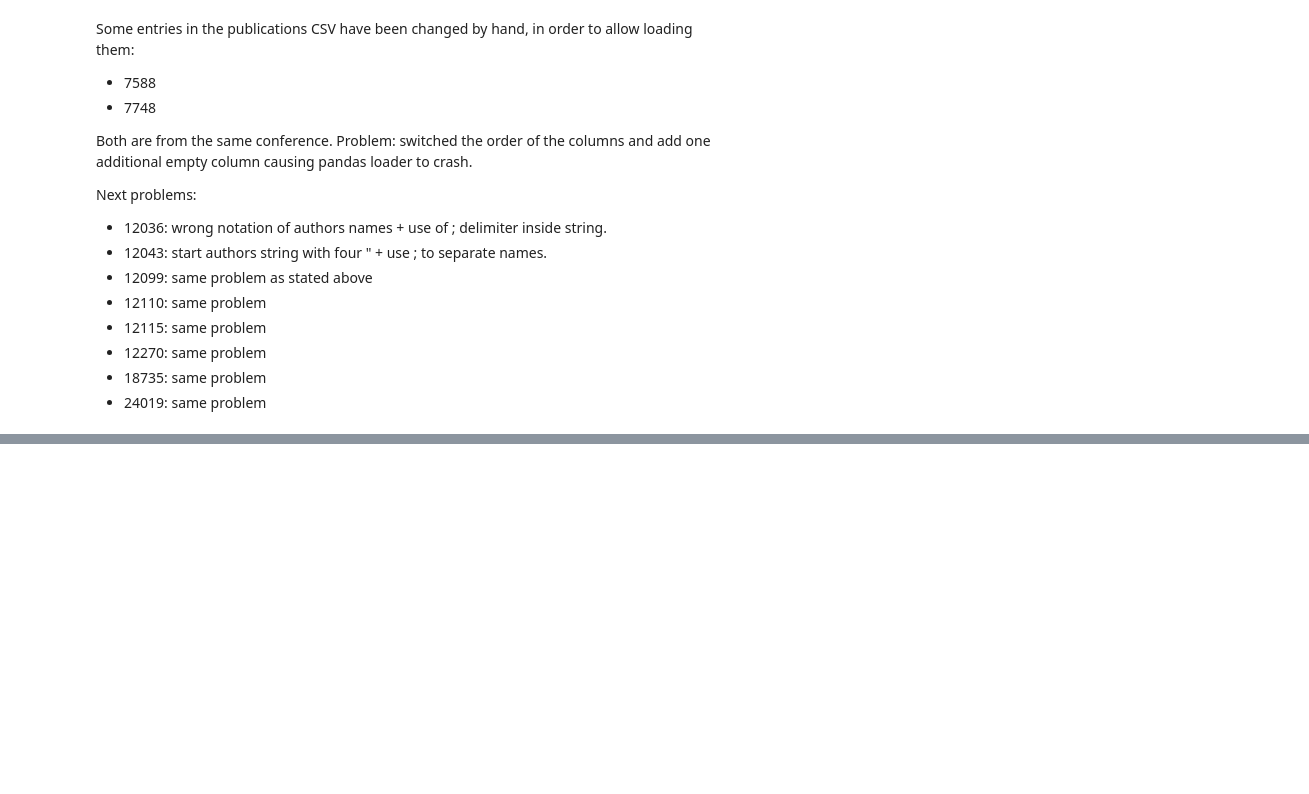
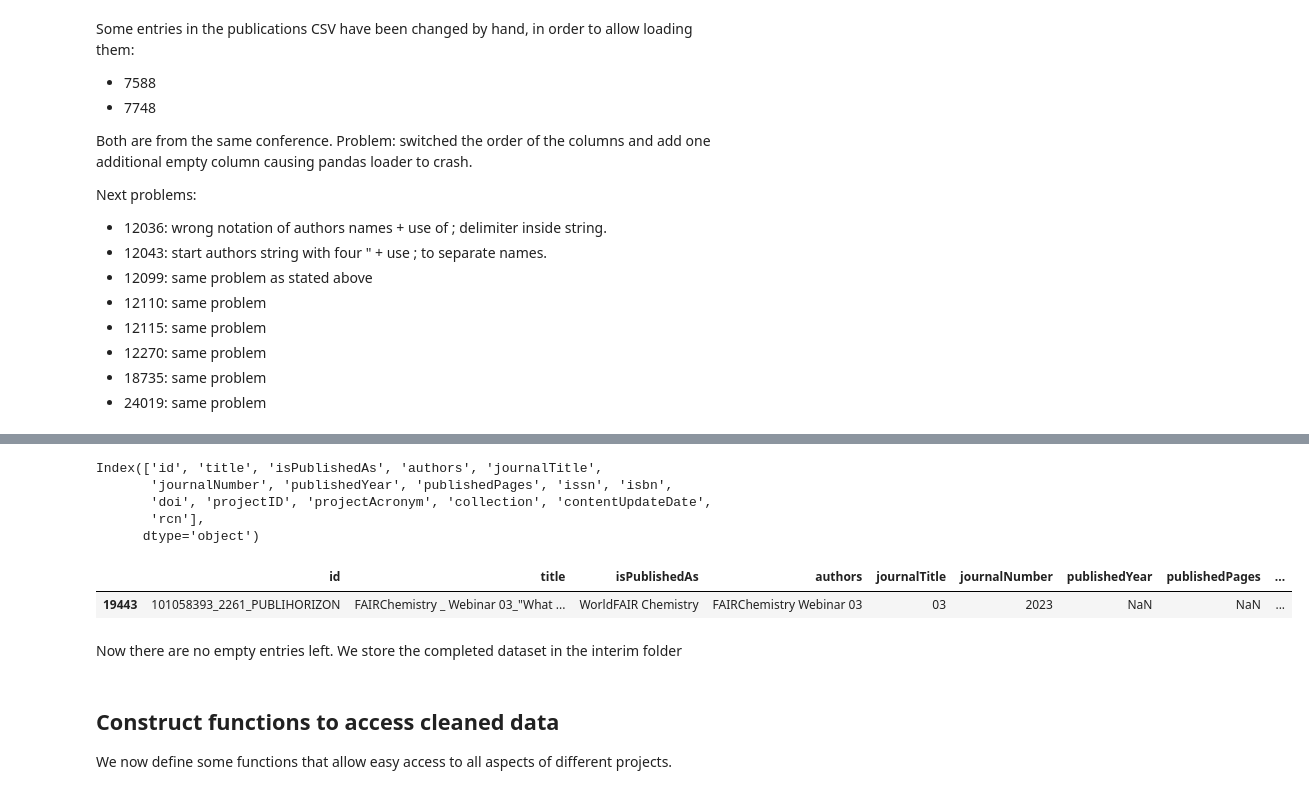
Before and after one commit to sulikismaylovv/EU_Horizon_Dashboard, a Jupyter notebook: notebooks/01_data_preparation.ipynb, the cells around one changed output, grey strips where cells are left out. Cells and saved outputs as stored; diff of their text form; code cells hidden in the pictures; blank space fills up the shorter version.

```diff
--- a/notebooks/01_data_preparation.ipynb
+++ b/notebooks/01_data_preparation.ipynb
@@ -327,0 +332,9 @@ Goals:
+# %%
+# look for missing values
+publications_missing = data_publications.isnull()
+
+# check which columns are missing data
+for key in publications_missing.keys():
+    missing = publications_missing[publications_missing[key] == True]
+    if len(missing.id) > 0:
+        print(f'For key {key}:\n     {len(missing.id)} elements are missing.')
@@ -327,0 +378,14 @@ Goals:
+# %%
+data_publications.keys()
+# %% [output]
+Index(['id', 'title', 'isPublishedAs', 'authors', 'journalTitle',
+       'journalNumber', 'publishedYear', 'publishedPages', 'issn', 'isbn',
+       'doi', 'projectID', 'projectAcronym', 'collection', 'contentUpdateDate',
+       'rcn'],
+      dtype='object')
+# %%
+# check missing rcn.
+data_publications[publications_missing.rcn == True]
+# %% [output]
+|  | id | title | isPublishedAs | authors | journalTitle | journalNumber | publishedYear | publishedPages | ... |
+| 19443 | 101058393_2261_PUBLIHORIZON | FAIRChemistry _ Webinar 03_"What ... | WorldFAIR Chemistry | FAIRChemistry Webinar 03 | 03 | 2023 | NaN | NaN | ... |
@@ -327,0 +410,2 @@ Goals:
+# %% [markdown]
+Now there are no empty entries left. We store the completed dataset in the interim folder
@@ -328 +415,5 @@ Goals:
+# %% [markdown]
+## Construct functions to access cleaned data
+
+We now define some functions that allow easy access to all aspects of different projects.
 # %%
```
Also changed, not shown: parts of 16 cells of this notebook.
